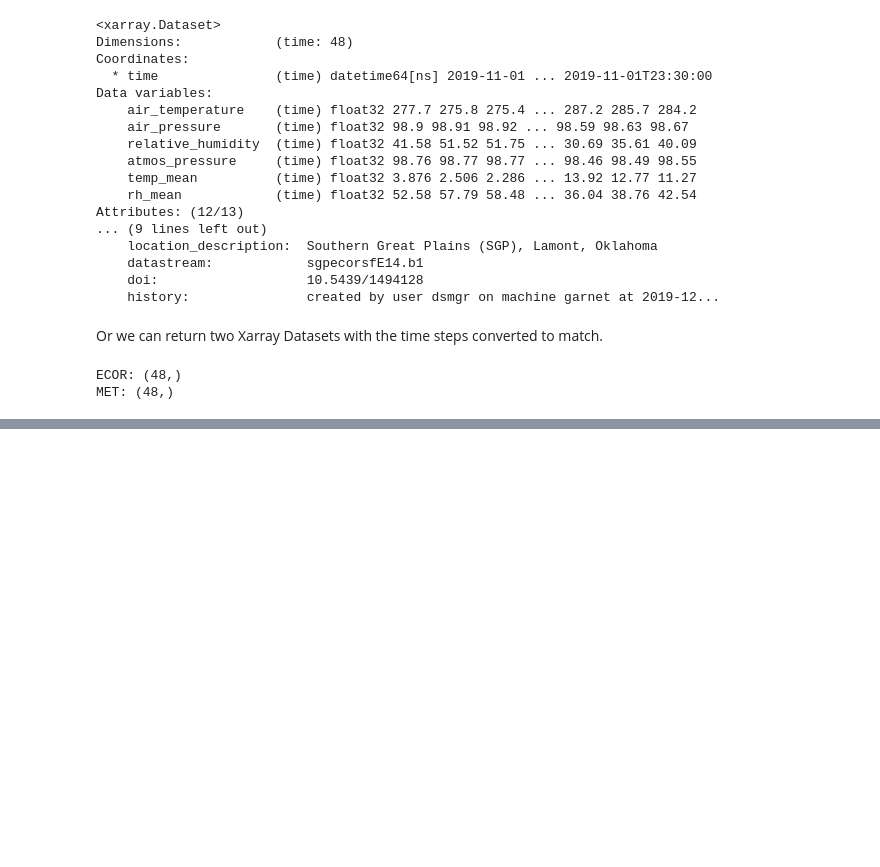
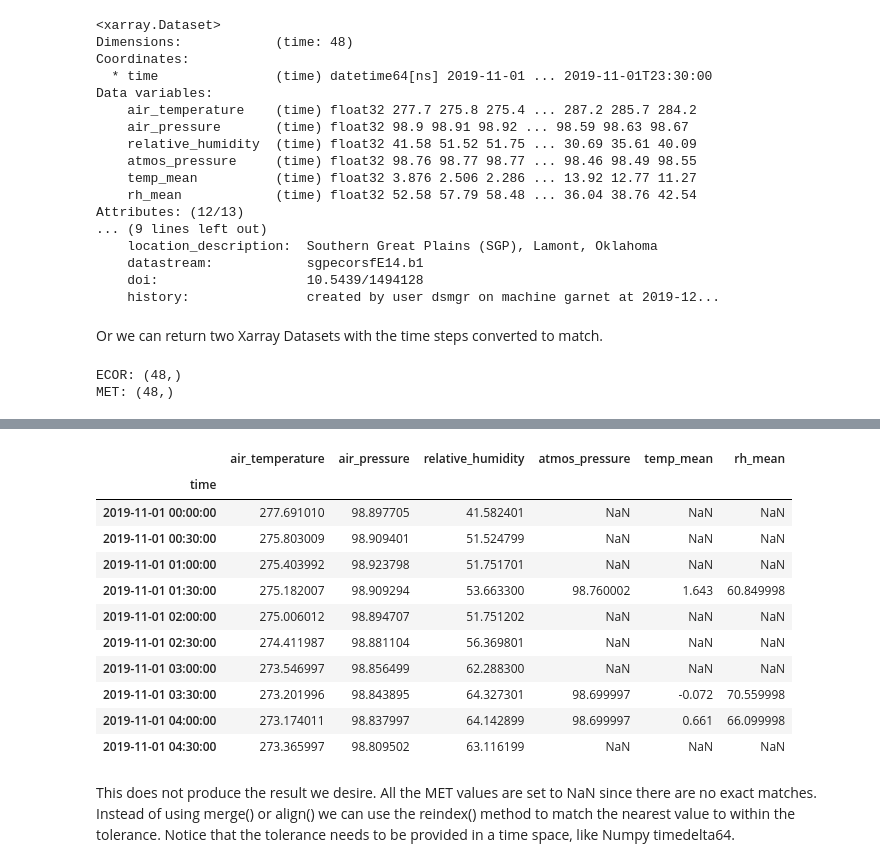
Before and after one commit to kenkehoe/AtmosphericPythonCourse, a Jupyter notebook: examples/Examples.ipynb, the cells around one changed output, grey strips where cells are left out. Drawn from its saved outputs; the diff is of its cells as text; code cells hidden in the pictures; blank space fills up the shorter version.

```diff
--- a/examples/Examples.ipynb
+++ b/examples/Examples.ipynb
@@ -176,0 +181,9 @@ MET: (48,)
+# %%
+import numpy as np
+np.random.seed(42)
+
+df_met_reindex = met_align.copy()
+random_seconds = np.random.randint(-10, 10, size=df_met_reindex.index.size).astype('timedelta64[s]')
+subset_time = df_met_reindex.index + random_seconds
+df_met_reindex = df_met_reindex.set_index(subset_time)
+df_met_reindex[:5]
@@ -176,0 +198,18 @@ MET: (48,)
+# %%
+df_merged = pd.merge(df_ecor, df_met_reindex, how='left', on='time')
+df_merged[:10]
+# %% [output]
+|  | air_temperature | air_pressure | relative_humidity | atmos_pressure | temp_mean | rh_mean |
+| time |  |  |  |  |  |  |
+| 2019-11-01 00:00:00 | 277.691010 | 98.897705 | 41.582401 | NaN | NaN | NaN |
+| 2019-11-01 00:30:00 | 275.803009 | 98.909401 | 51.524799 | NaN | NaN | NaN |
+| 2019-11-01 01:00:00 | 275.403992 | 98.923798 | 51.751701 | NaN | NaN | NaN |
+| 2019-11-01 01:30:00 | 275.182007 | 98.909294 | 53.663300 | 98.760002 | 1.643 | 60.849998 |
+| 2019-11-01 02:00:00 | 275.006012 | 98.894707 | 51.751202 | NaN | NaN | NaN |
+| 2019-11-01 02:30:00 | 274.411987 | 98.881104 | 56.369801 | NaN | NaN | NaN |
+| 2019-11-01 03:00:00 | 273.546997 | 98.856499 | 62.288300 | NaN | NaN | NaN |
+| 2019-11-01 03:30:00 | 273.201996 | 98.843895 | 64.327301 | 98.699997 | -0.072 | 70.559998 |
+| 2019-11-01 04:00:00 | 273.174011 | 98.837997 | 64.142899 | 98.699997 | 0.661 | 66.099998 |
+| 2019-11-01 04:30:00 | 273.365997 | 98.809502 | 63.116199 | NaN | NaN | NaN |
+# %% [markdown]
+This does not produce the result we desire. All the MET values are set to NaN since there are no exact matches. Instead of using merge() or align() we can use the reindex() method to match the nearest value to within the tolerance. Notice that the tolerance needs to be provided in a time space, like Numpy timedelta64.
```
Also changed, not shown: parts of 9 cells of this notebook, 1 other file.
